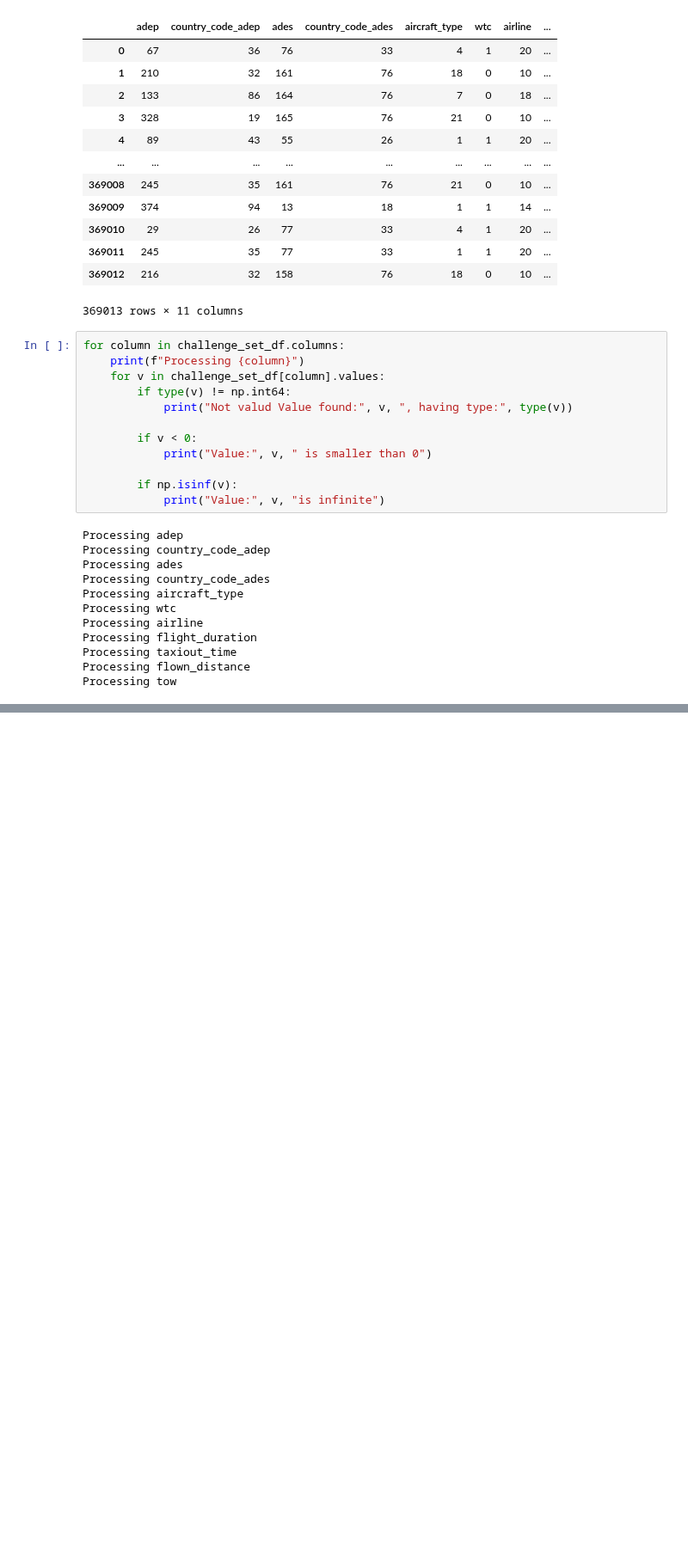
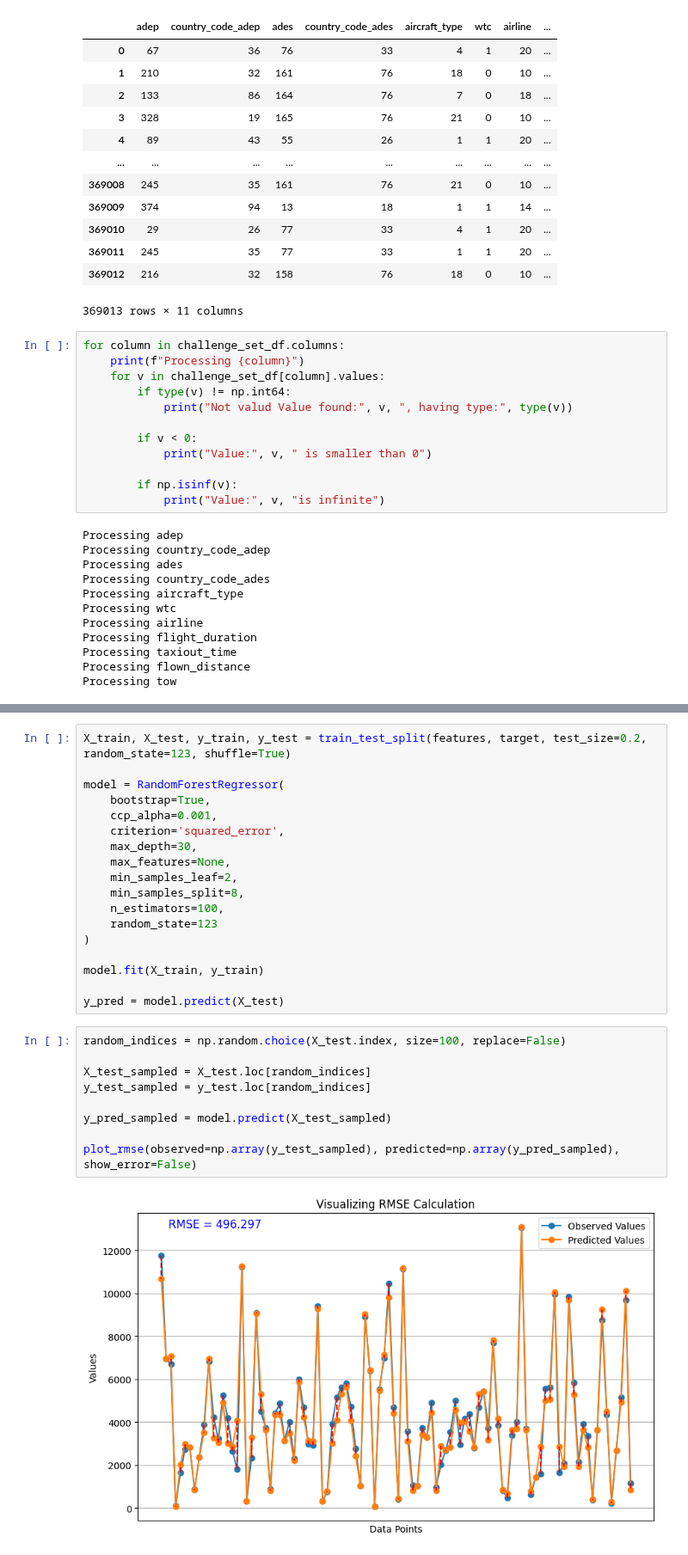
Before and after one commit to MohammedGuniem/PRC-Challenge, a Jupyter notebook: Preprocessing and Grid Search.ipynb, the cells around one changed output, grey strips where cells are left out. Shown at 86% size. Saved outputs shown, nothing was run; the diff lists cells and outputs as text; blank space fills up the shorter version.

Commit message:
Experimenting with decision tree and random forest.
around 440 i RMSE is best result so far.

```diff
--- a/Preprocessing and Grid Search.ipynb
+++ b/Preprocessing and Grid Search.ipynb
@@ -165,0 +222,29 @@ Best Score (Negative Mean Squared Error): -442.45842233687137
+# %%
+X_train, X_test, y_train, y_test = train_test_split(features, target, test_size=0.2, random_state=123, shuffle=True)
+
+model = RandomForestRegressor(
+    bootstrap=True,
+    ccp_alpha=0.001,
+    criterion='squared_error',
+    max_depth=30,
+    max_features=None,
+    min_samples_leaf=2,
+    min_samples_split=8,
+    n_estimators=100,
+    random_state=123
+)
+
+model.fit(X_train, y_train)
+
+y_pred = model.predict(X_test)
+# %%
+random_indices = np.random.choice(X_test.index, size=100, replace=False)
+
+X_test_sampled = X_test.loc[random_indices]
+y_test_sampled = y_test.loc[random_indices]
+
+y_pred_sampled = model.predict(X_test_sampled)
+
+plot_rmse(observed=np.array(y_test_sampled), predicted=np.array(y_pred_sampled), show_error=False)
+# %% [output]
+[figure, added]
```
Also changed, not shown: parts of 12 cells of this notebook, 1 other file.
